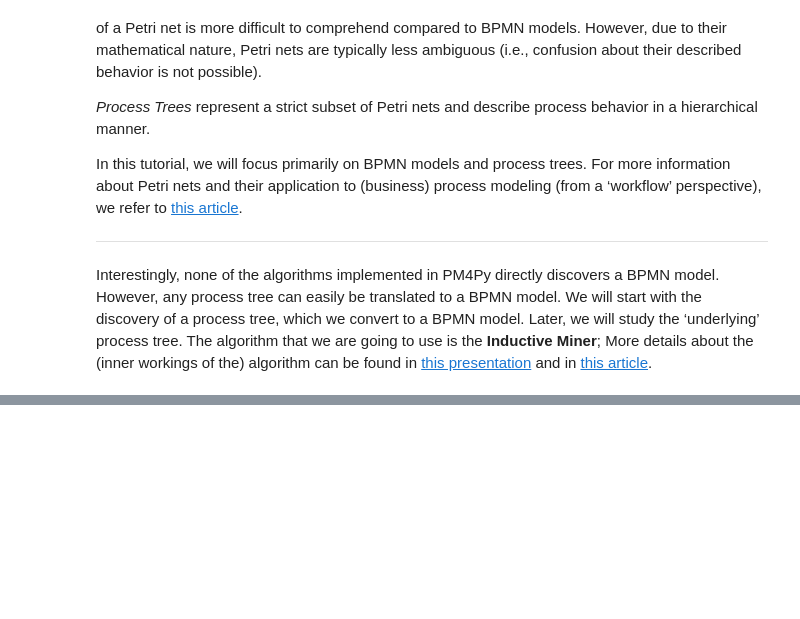
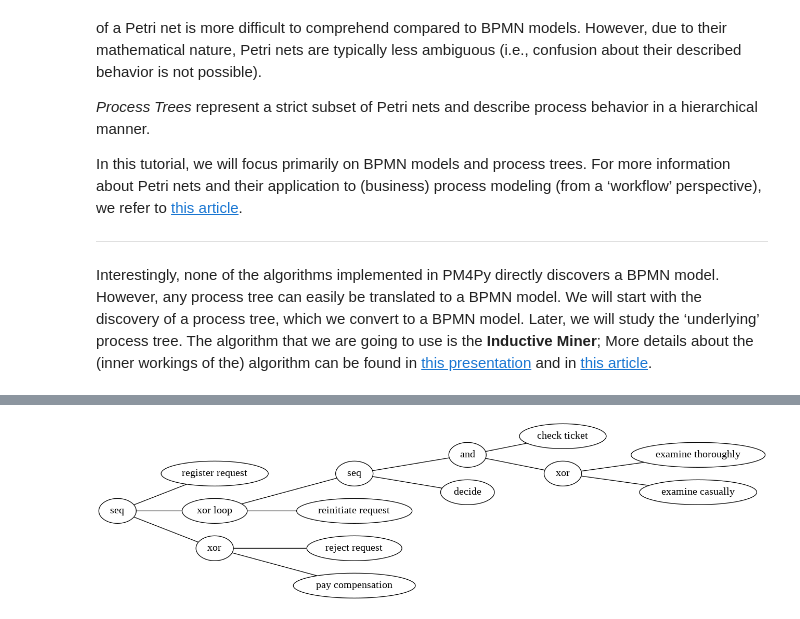
Before and after one commit to sawubona-repo/BINA-FS24-WORK, a Jupyter notebook: LB07-ProcessMining/Python/DEMO_Python_PM4PY_ProcessDiscovery.ipynb, the cells around one changed output, grey strips where cells are left out. Saved outputs shown, nothing was run; the diff lists cells and outputs as text; code cells hidden in the pictures; blank space fills up the shorter version.

```diff
--- a/LB07-ProcessMining/Python/DEMO_Python_PM4PY_ProcessDiscovery.ipynb
+++ b/LB07-ProcessMining/Python/DEMO_Python_PM4PY_ProcessDiscovery.ipynb
@@ -267,0 +147,6 @@ When analyzing real event data, visual analytic tools (e.g., the [Variant Explor
+# %%
+process_tree = pm4py.discover_process_tree_inductive(log_df)
+
+pm4py.view_process_tree(process_tree)
+# %% [output]
+[figure, added]
```
Also changed, not shown: parts of 53 cells of this notebook, 8 other files.
